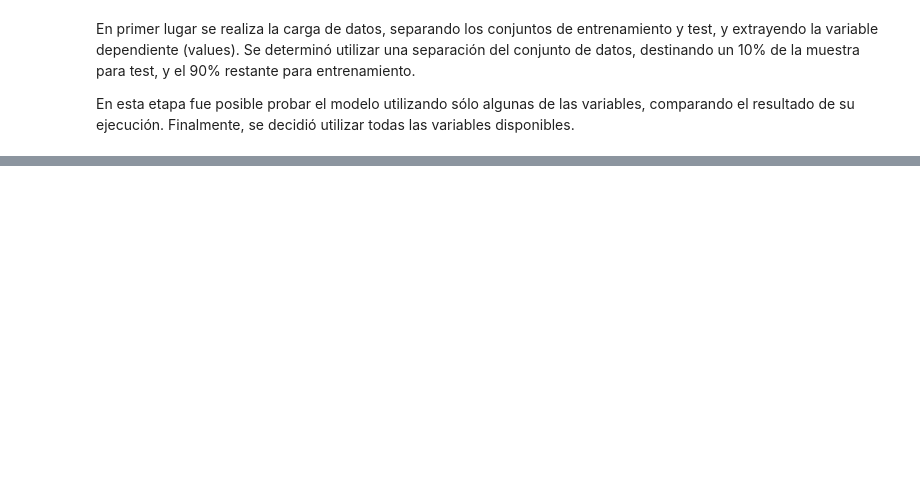
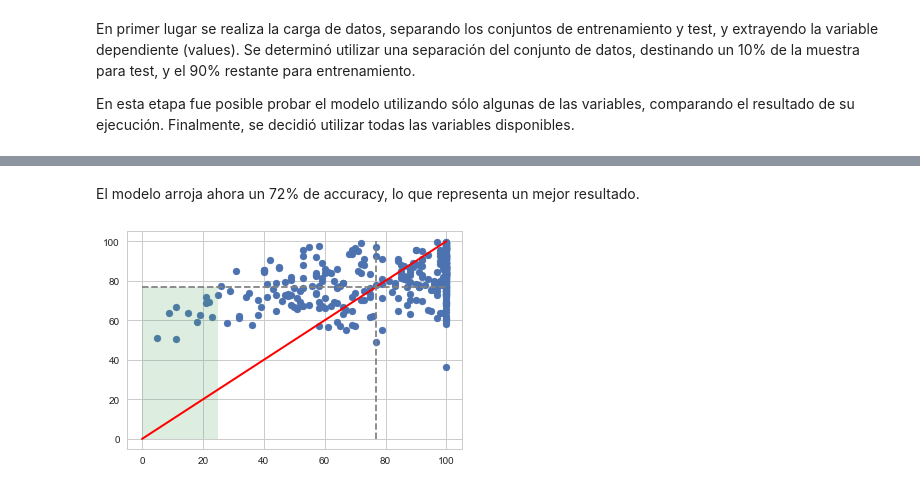
Before and after one commit to danielgomezm/diplomado, a Jupyter notebook: rrss_regresion.ipynb, the cells around one changed output, grey strips where cells are left out. Cells and saved outputs as stored; diff of their text form; code cells hidden in the pictures; blank space fills up the shorter version.

```diff
--- a/rrss_regresion.ipynb
+++ b/rrss_regresion.ipynb
@@ -153,0 +305,27 @@ plt.show()
+# %%
+# calculo de errores y aciertos
+sum = 0; aciertos_positivo = 0; aciertos_negativo = 0
+errores_positivo = 0; errores_negativo = 0
+sum_positivo = 0; sum_negativo = 0
+sum_predict_positivo = 0; sum_predict_negativo = 0
+total_test = len(X_test)
+total_test = len(X)
+y_list = list(y)
+for k in range(0, len(predictions)):
+    sum += abs(predictions[k] - y_list[k])
+    if y_list[k] >= threshold and predictions[k] >= threshold:
+        aciertos_positivo += 1
+    if y_list[k] >= threshold and predictions[k] < threshold:
+        errores_positivo += 1
+    if y_list[k] < threshold and predictions[k] < threshold:
+        aciertos_negativo += 1
+    if y_list[k] < threshold and predictions[k] >= threshold:
+        errores_negativo += 1
+    if y_list[k] >= threshold:
+        sum_positivo += 1
+    else:
+        sum_negativo += 1
+    if predictions[k] >= threshold:
+        sum_predict_positivo += 1
+    else:
+        sum_predict_negativo += 1
@@ -153,0 +356,17 @@ plt.show()
+# %% [markdown]
+El modelo arroja ahora un 72% de accuracy, lo que representa un mejor resultado.
+# %%
+# grafico de dispersion de las predicciones
+plt.scatter(y_list, predictions)
+plt.plot([0, 100], [0, 100], c='r', lw=2)
+ax = plt.gca()
+line_h = mlines.Line2D([0,100], [threshold, threshold], color='gray', ls='dashed')
+line_v = mlines.Line2D([threshold, threshold], [0,100], color='gray', ls='dashed')
+ax.add_line(line_h)
+ax.add_line(line_v)
+x0 = [0, 0, 25, 25]
+y0 = [0, threshold, threshold, 0]
+ax.fill(x0, y0, alpha=0.2)
+plt.show()
+# %% [output]
+[figure, added]
```
Also changed, not shown: parts of 28 cells of this notebook.
